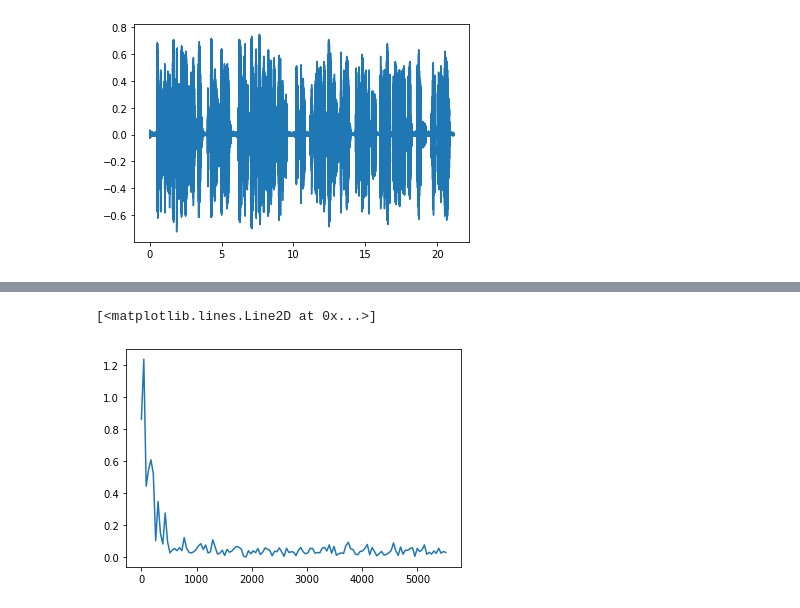
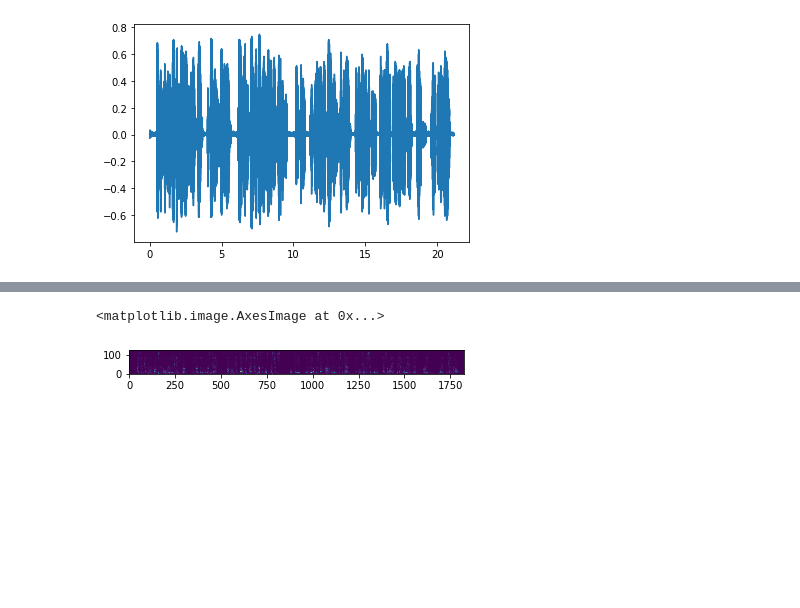
Before and after one commit to lnadi17/spectro-kg, a Jupyter notebook: notebook.ipynb, the cells around one changed output, grey strips where cells are left out. Cells and saved outputs as stored; diff of their text form; code cells hidden in the pictures; blank space fills up the shorter version.

Commit message:
Plot something that looks like spectrogram

```diff
--- a/notebook.ipynb
+++ b/notebook.ipynb
@@ -72,7 +63,40 @@ plt.plot(test)
-# %%
-fw = np.fft.rfft(test)
-w = np.linspace(0, fs / 2, len(fw))
-plt.plot(w, abs(fw))
-# %% [output]
-[<matplotlib.lines.Line2D at 0x...>]
-[figure, removed]
+# %%
+# n_width is window width and n_overlap is window overlap (in samples)
+def get_window_generator(signal, n_width, n_overlap):
+    index = 0
+    original_length = len(signal)
+
+    while True:
+        start_pos = (n_width - n_overlap) * index
+        stop_pos = start_pos + n_width # last index is excluded
+
+        if start_pos > original_length:
+            break
+
+        # pad signal with zeros if stop_pos has exceeded signal length
+        if stop_pos > original_length:
+            delta = stop_pos - original_length
+            signal = np.pad(signal, (0, delta), 'constant')
+
+        chunk = signal[start_pos:stop_pos]
+        window = abs(np.fft.rfft(chunk))
+
+        yield window
+
+        index = index + 1
+# %%
+windows = get_window_generator(audio_data, 256, 128)
+
+# create array which will have fourier transforms in it
+fts = []
+for w in windows:
+    fts.append(w)
+
+# transpose matrix so its columns are fourier transforms (for easier plotting)
+fts = np.array(fts).T
+# %%
+# plot current
+plt.imshow(fts, origin='lower')
+# %% [output]
+<matplotlib.image.AxesImage at 0x...>
+[figure, added]
```
Also changed, not shown: parts of 2 cells of this notebook.
